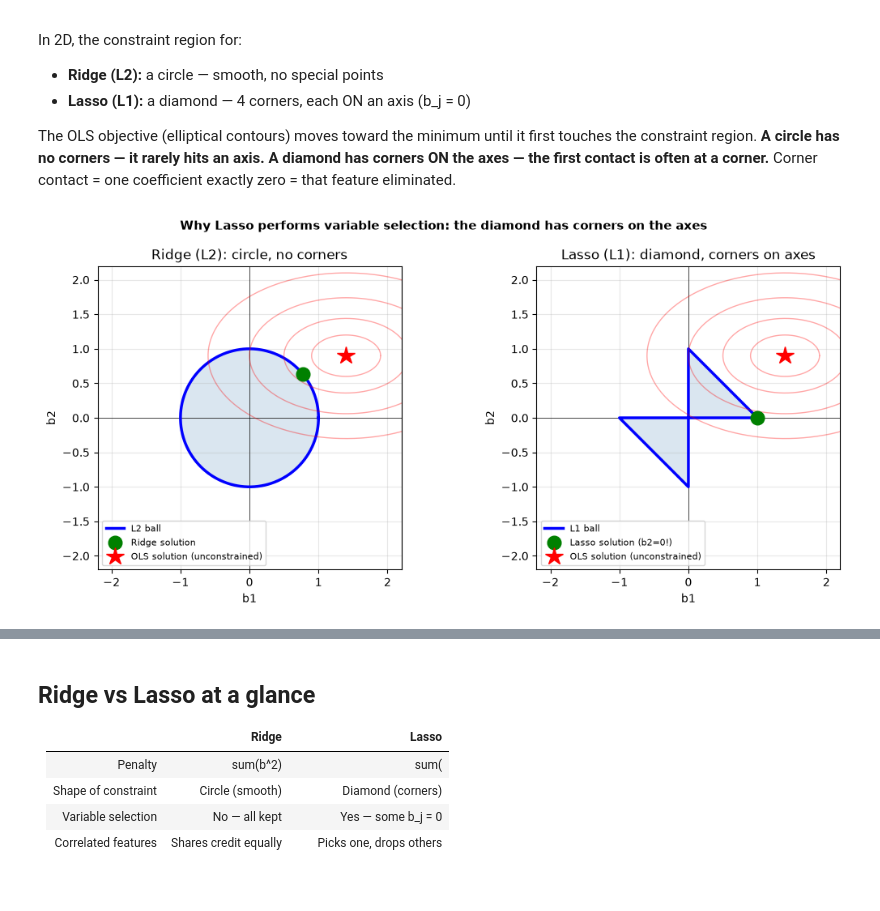
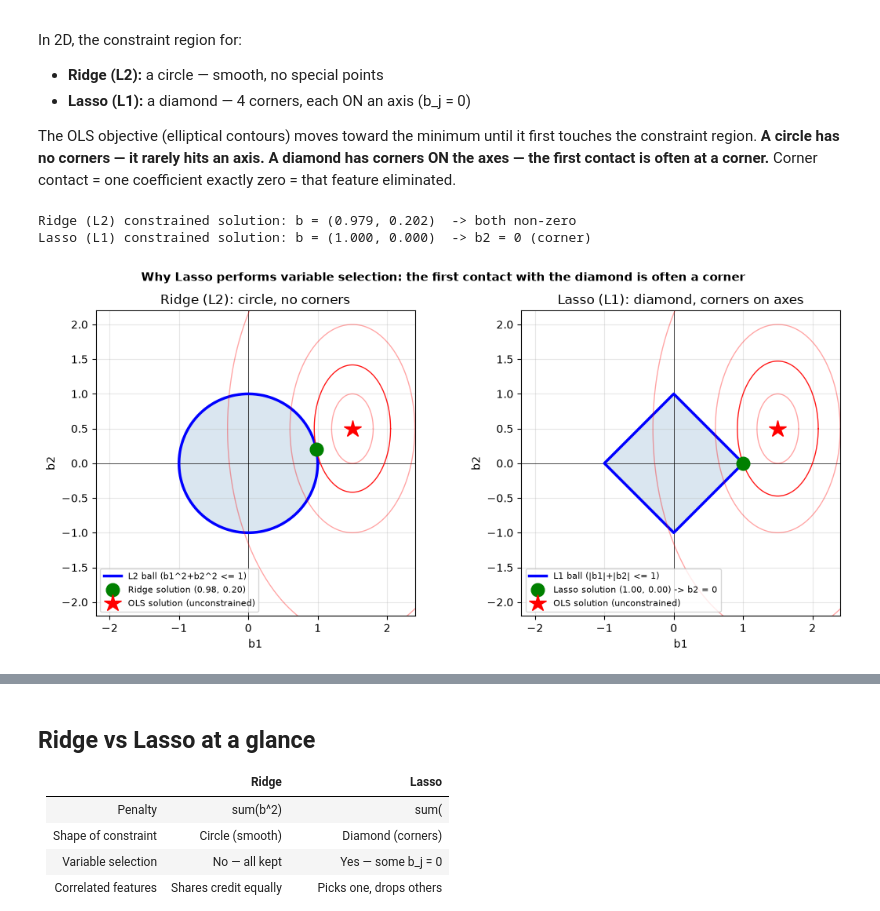
Before and after one commit to Ramu-DE/ML-LinerRegression, a Jupyter notebook: notebooks/NB12_Lasso_L1.ipynb, the cells around one changed output, grey strips where cells are left out. Saved outputs shown, nothing was run; the diff lists cells and outputs as text; code cells hidden in the pictures; blank space fills up the shorter version.

```diff
--- a/notebooks/NB12_Lasso_L1.ipynb
+++ b/notebooks/NB12_Lasso_L1.ipynb
@@ -72,43 +72,53 @@ Corner contact = one coefficient exactly zero = that feature eliminated.
 # %%
 import numpy as np
 import matplotlib.pyplot as plt
+from scipy.optimize import minimize
+
+# A toy quadratic loss with elliptical contours (stands in for SSR):
+#   L(b) = ((b1 - 1.5)/0.6)^2 + ((b2 - 0.5)/1.0)^2      -> unconstrained minimum = OLS = (1.5, 0.5)
+true_ols = np.array([1.5, 0.5]); ax_len = np.array([0.6, 1.0])
+loss = lambda b: np.sum(((b - true_ols)/ax_len)**2)
+
+# Solve the CONSTRAINED problems numerically (budget t = 1) instead of guessing the answer
+cons_l2 = {'type': 'ineq', 'fun': lambda b: 1 - np.sum(b**2)}        # b1^2 + b2^2 <= 1
+cons_l1 = {'type': 'ineq', 'fun': lambda b: 1 - np.sum(np.abs(b))}   # |b1| + |b2| <= 1
+ridge_sol = minimize(loss, [0.1, 0.1], constraints=[cons_l2], method='SLSQP').x
+lasso_sol = minimize(loss, [0.1, 0.1], constraints=[cons_l1], method='SLSQP').x
+print(f"Ridge (L2) constrained solution: b = ({ridge_sol[0]:.3f}, {ridge_sol[1]:.3f})  -> both non-zero")
+print(f"Lasso (L1) constrained solution: b = ({lasso_sol[0]:.3f}, {lasso_sol[1]:.3f})  -> b2 = 0 (corner)")
 
 theta = np.linspace(0, 2*np.pi, 500)
 fig, axes = plt.subplots(1, 2, figsize=(11, 5))
-true_ols = np.array([1.4, 0.9])
-
 for ax, title, is_lasso in zip(axes,
     ['Ridge (L2): circle, no corners', 'Lasso (L1): diamond, corners on axes'],
     [False, True]):
-
-    ax.set_xlim(-2.2, 2.2); ax.set_ylim(-2.2, 2.2); ax.set_aspect('equal')
+    ax.set_xlim(-2.2, 2.4); ax.set_ylim(-2.2, 2.2); ax.set_aspect('equal')
     ax.axhline(0, color='k', linewidth=0.5); ax.axvline(0, color='k', linewidth=0.5)
     ax.set_xlabel('b1'); ax.set_ylabel('b2')
-
+    sol = lasso_sol if is_lasso else ridge_sol
     if is_lasso:
-        diamond = np.array([[1,0],[-1,0],[0,-1],[0,1],[1,0]])
+        diamond = np.array([[1,0],[0,1],[-1,0],[0,-1],[1,0]])
         ax.fill(diamond[:,0], diamond[:,1], alpha=0.2, color='steelblue')
-        ax.plot(diamond[:,0], diamond[:,1], 'b-', linewidth=2.5, label='L1 ball')
-        constrained = np.array([1, 0])
-        ax.plot(*constrained, 'go', markersize=12, zorder=5, label='Lasso solution (b2=0!)')
+        ax.plot(diamond[:,0], diamond[:,1], 'b-', linewidth=2.5, label='L1 ball (|b1|+|b2| <= 1)')
+        lab = f'Lasso solution ({sol[0]:.2f}, {sol[1]:.2f}) -> b2 = 0'
     else:
         ax.fill(np.cos(theta), np.sin(theta), alpha=0.2, color='steelblue')
-        ax.plot(np.cos(theta), np.sin(theta), 'b-', linewidth=2.5, label='L2 ball')
-        ax.plot(0.77, 0.64, 'go', markersize=12, zorder=5, label='Ridge solution')
-
-    for r in [0.5, 0.9, 1.4, 2.0]:
-        cx = true_ols[0] + r*np.cos(theta)
-        cy = true_ols[1] + 0.6*r*np.sin(theta)
-        ax.plot(cx, cy, 'r-', alpha=0.35, linewidth=1)
-
+        ax.plot(np.cos(theta), np.sin(theta), 'b-', linewidth=2.5, label='L2 ball (b1^2+b2^2 <= 1)')
+        lab = f'Ridge solution ({sol[0]:.2f}, {sol[1]:.2f})'
+    # contours of the loss, including the one that just touches the constraint region
+    for lev in sorted({0.5, 1.5, round(np.sqrt(loss(sol)), 3), 3.0}):
+        ax.plot(true_ols[0] + lev*ax_len[0]*np.cos(theta), true_ols[1] + lev*ax_len[1]*np.sin(theta),
+                'r-', alpha=0.35 if abs(lev - np.sqrt(loss(sol))) > 1e-3 else 0.9, linewidth=1)
+    ax.plot(*sol, 'go', markersize=12, zorder=5, label=lab)
     ax.plot(*true_ols, 'r*', markersize=16, label='OLS solution (unconstrained)')
-    ax.set_title(title); ax.legend(fontsize=8); ax.grid(alpha=0.3)
-
-plt.suptitle('Why Lasso performs variable selection: the diamond has corners on the axes',
+    ax.set_title(title); ax.legend(fontsize=8, loc='lower left'); ax.grid(alpha=0.3)
+plt.suptitle('Why Lasso performs variable selection: the first contact with the diamond is often a corner',
              fontsize=11, fontweight='bold')
 plt.tight_layout(); plt.show()
 # %% [output]
+Ridge (L2) constrained solution: b = (0.979, 0.202)  -> both non-zero
+Lasso (L1) constrained solution: b = (1.000, 0.000)  -> b2 = 0 (corner)
-[figure, old version]
+[figure, new version]
 # %%
 import numpy as np
 import matplotlib.pyplot as plt
```
Also changed, not shown: parts of 1 cell of this notebook, 18 other files.
